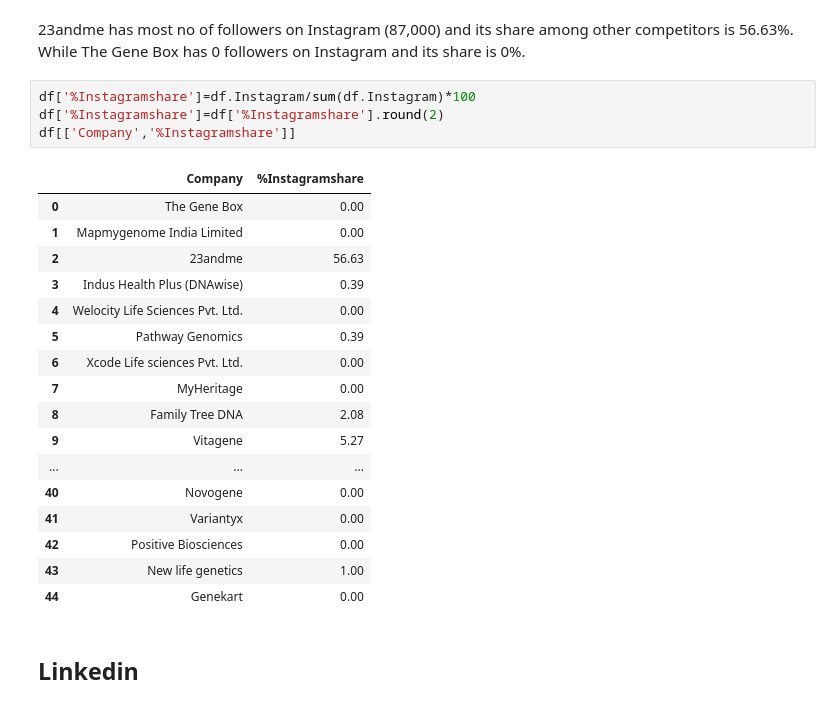
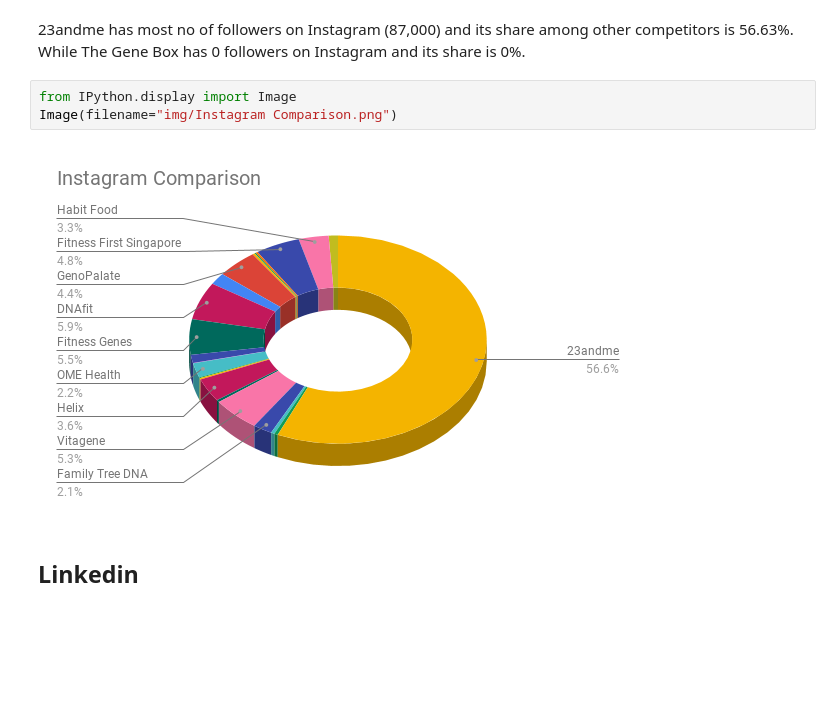
Before and after one commit to bhaveshpancholi/Competitor-Anlysis, a Jupyter notebook: Competitor Analysis.ipynb, the cells around one changed output. Drawn from its saved outputs; the diff is of its cells as text; blank space fills up the shorter version.

```diff
--- a/Competitor Analysis.ipynb
+++ b/Competitor Analysis.ipynb
@@ -260,28 +226,11 @@ plt.show()
 # %% [markdown]
 23andme has most no of followers on Instagram (87,000) and its share among other competitors is 56.63%.
 While The Gene Box has 0 followers on Instagram and its share is 0%.
-# %%
-df['%Instagramshare']=df.Instagram/sum(df.Instagram)*100
-df['%Instagramshare']=df['%Instagramshare'].round(2)
-df[['Company','%Instagramshare']]
-# %% [output]
-|  | Company | %Instagramshare |
-| 0 | The Gene Box | 0.00 |
-| 1 | Mapmygenome India Limited | 0.00 |
-| 2 | 23andme | 56.63 |
-| 3 | Indus Health Plus (DNAwise) | 0.39 |
-| 4 | Welocity Life Sciences Pvt. Ltd. | 0.00 |
-| 5 | Pathway Genomics | 0.39 |
-| 6 | Xcode Life sciences Pvt. Ltd. | 0.00 |
-| 7 | MyHeritage | 0.00 |
-| 8 | Family Tree DNA | 2.08 |
-| 9 | Vitagene | 5.27 |
-| ... | ... | ... |
-| 40 | Novogene | 0.00 |
-| 41 | Variantyx | 0.00 |
-| 42 | Positive Biosciences | 0.00 |
-| 43 | New life genetics | 1.00 |
-| 44 | Genekart | 0.00 |
+# %%
+from IPython.display import Image
+Image(filename="img/Instagram Comparison.png")
+# %% [output]
+[figure, added]
 # %% [markdown]
 ## Linkedin
 # %%
```
Also changed, not shown: parts of 147 cells of this notebook, 8 other files.
